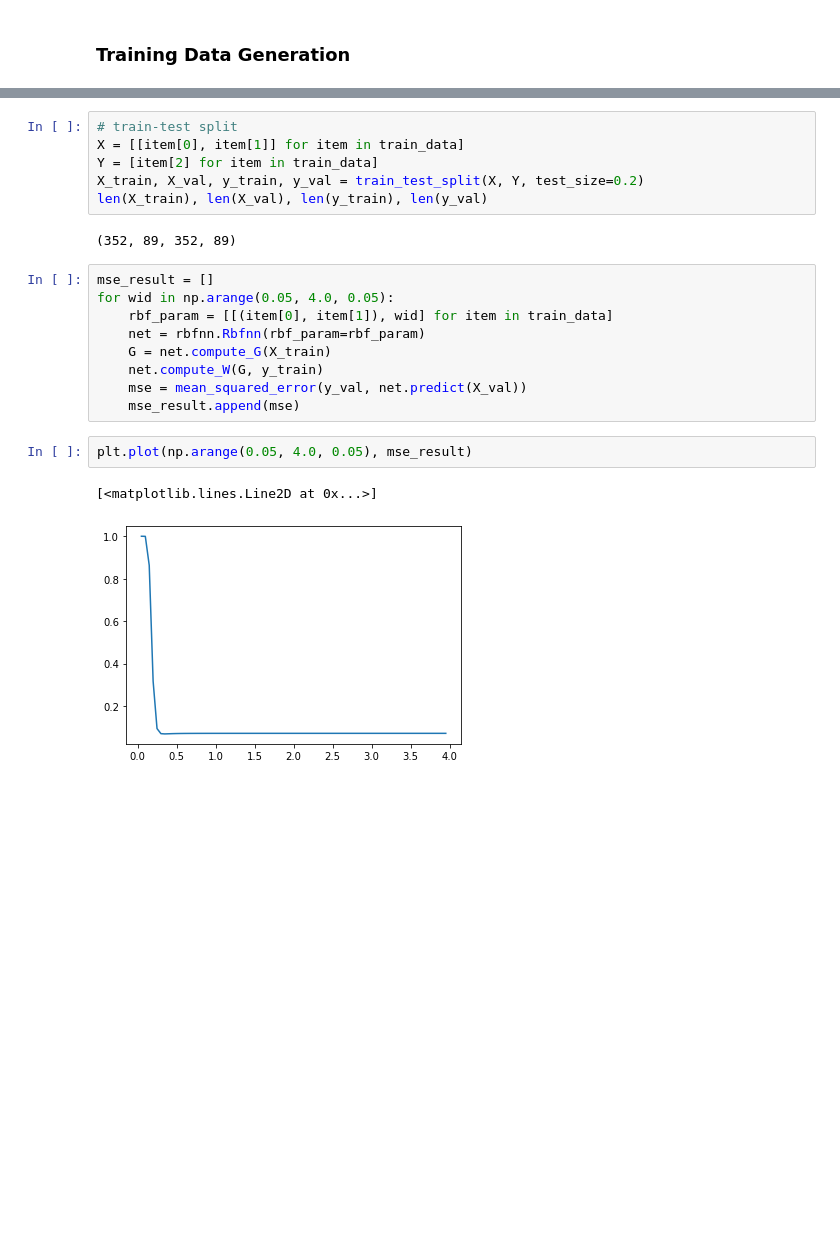
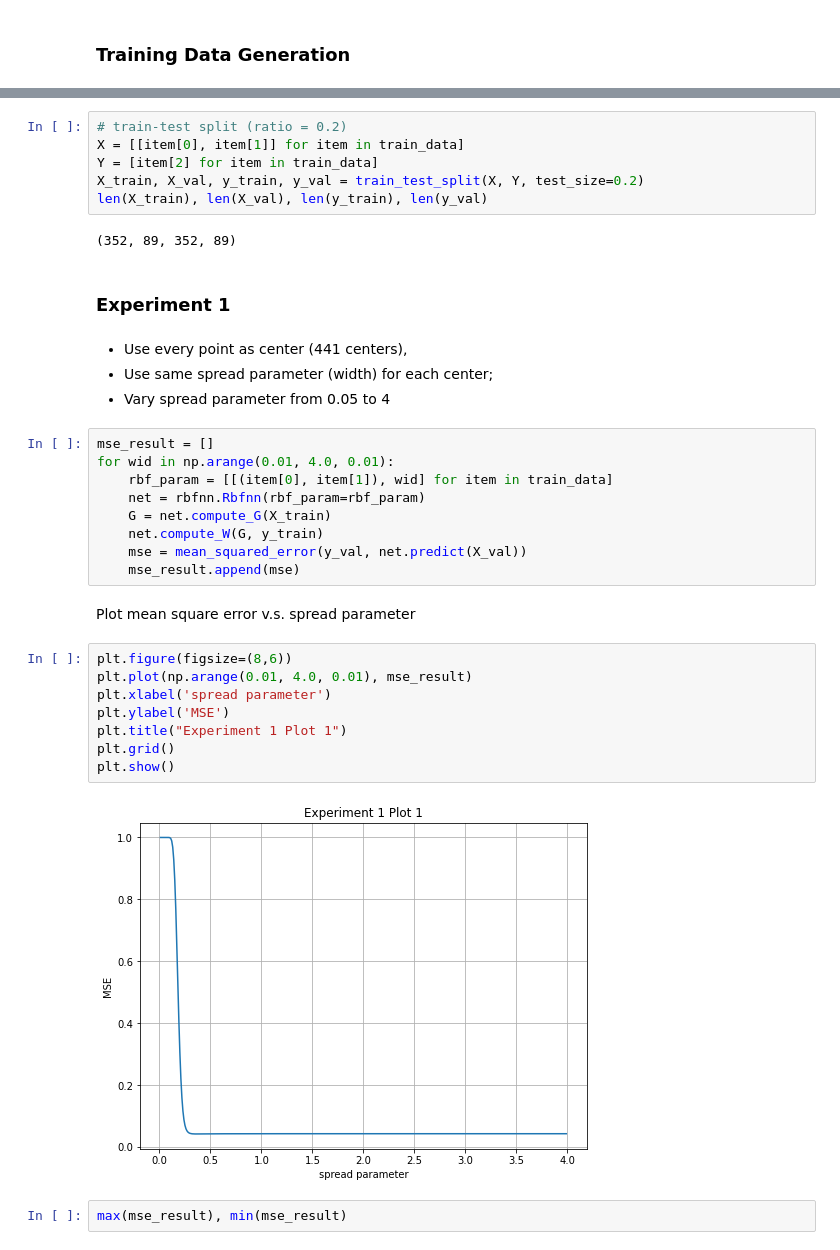
Before and after one commit to x662li/Inteligent-System-Design, a Jupyter notebook: A2_code/Problem_3/problem3.ipynb, the cells around one changed output, grey strips where cells are left out. Cells and saved outputs as stored; diff of their text form; blank space fills up the shorter version.

```diff
--- a/A2_code/Problem_3/problem3.ipynb
+++ b/A2_code/Problem_3/problem3.ipynb
@@ -27,24 +29,39 @@ plt.show()
 441 73 368
 [figure]
 # %%
-# train-test split
+# train-test split (ratio = 0.2)
 X = [[item[0], item[1]] for item in train_data]
 Y = [item[2] for item in train_data]
 X_train, X_val, y_train, y_val = train_test_split(X, Y, test_size=0.2)
 len(X_train), len(X_val), len(y_train), len(y_val)
 # %% [output]
 (352, 89, 352, 89)
+# %% [markdown]
+### Experiment 1
+# %% [markdown]
+- Use every point as center (441 centers),
+- Use same spread parameter (width) for each center;
+- Vary spread parameter from 0.05 to 4
 # %%
 mse_result = []
-for wid in np.arange(0.05, 4.0, 0.05):
+for wid in np.arange(0.01, 4.0, 0.01):
     rbf_param = [[(item[0], item[1]), wid] for item in train_data]
     net = rbfnn.Rbfnn(rbf_param=rbf_param)
     G = net.compute_G(X_train)
     net.compute_W(G, y_train)
     mse = mean_squared_error(y_val, net.predict(X_val))
     mse_result.append(mse)
-# %%
-plt.plot(np.arange(0.05, 4.0, 0.05), mse_result)
-# %% [output]
-[<matplotlib.lines.Line2D at 0x...>]
-[figure, removed]
+# %% [markdown]
+Plot mean square error v.s. spread parameter
+# %%
+plt.figure(figsize=(8,6))
+plt.plot(np.arange(0.01, 4.0, 0.01), mse_result)
+plt.xlabel('spread parameter')
+plt.ylabel('MSE')
+plt.title("Experiment 1 Plot 1")
+plt.grid()
+plt.show()
+# %% [output]
+[figure, added]
+# %%
+max(mse_result), min(mse_result)
```
Also changed, not shown: parts of 18 cells of this notebook, 2 other files.
